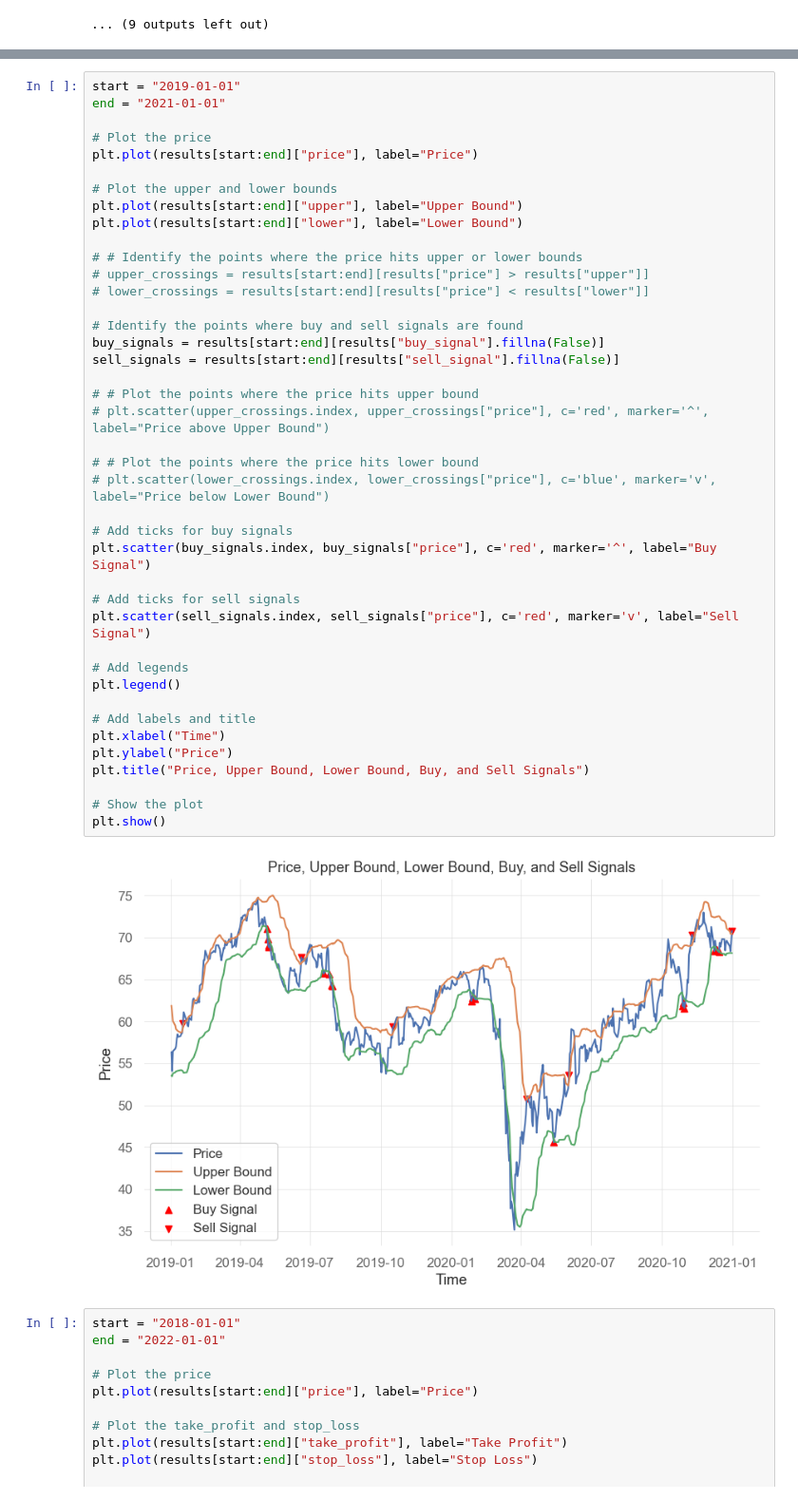
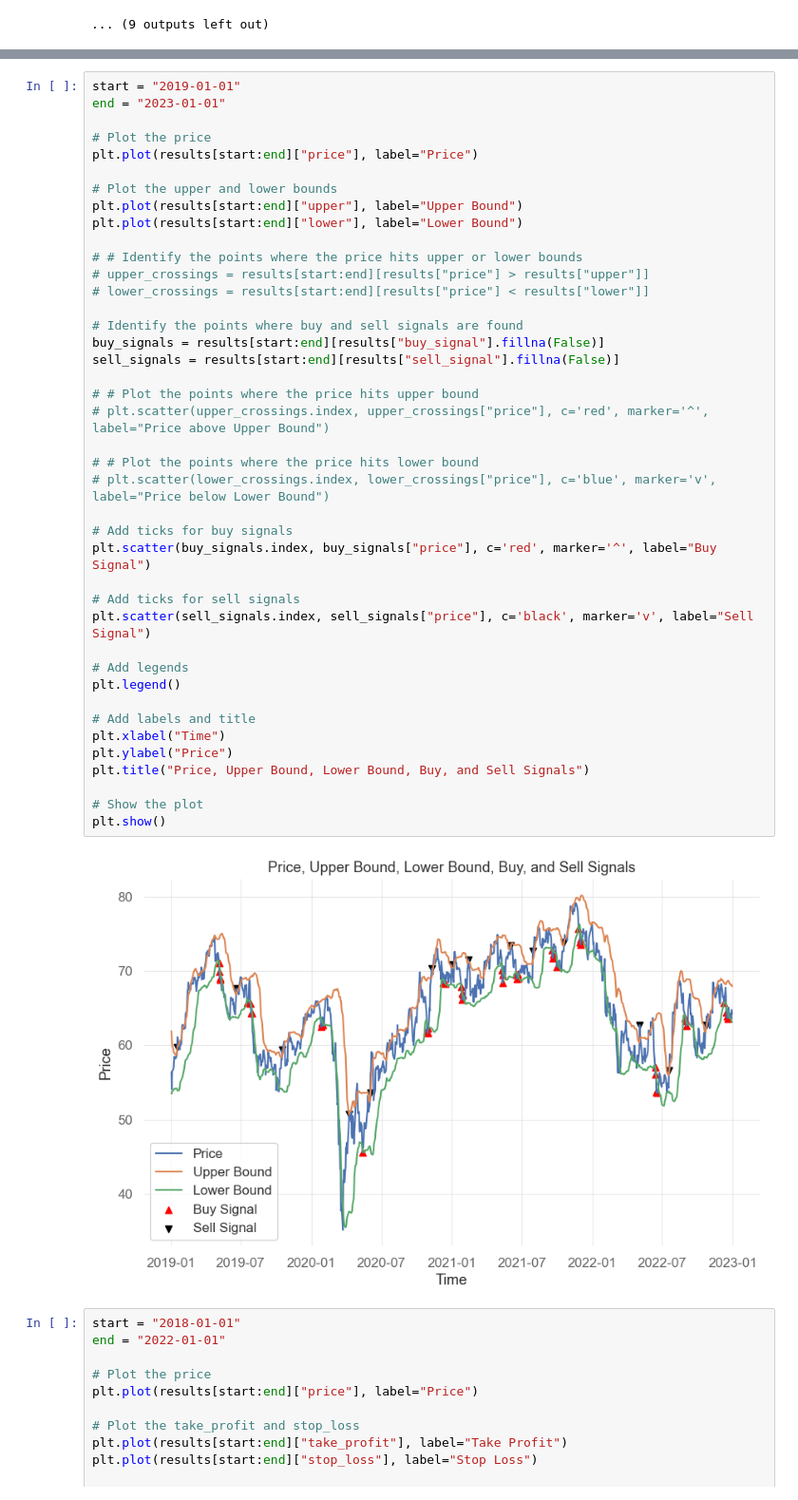
Before and after one commit to mhmunem/mean-reversion-backtests, a Jupyter notebook: notebooks/e_backtests.ipynb, the cells around one changed output, grey strips where cells are left out. Shown at 95% size. Drawn from its saved outputs; the diff is of its cells as text.

```diff
--- a/notebooks/e_backtests.ipynb
+++ b/notebooks/e_backtests.ipynb
@@ -258,6 +260,6 @@ Name: max_leverage, Length: 1259, dtype: float64>
 # %%
 start = "2019-01-01"
-end = "2021-01-01"
+end = "2023-01-01"
 
 # Plot the price
 plt.plot(results[start:end]["price"], label="Price")
@@ -269,35 +271,35 @@ plt.plot(results[start:end]["lower"], label="Lower Bound")
 # # Identify the points where the price hits upper or lower bounds
 # upper_crossings = results[start:end][results["price"] > results["upper"]]
 # lower_crossings = results[start:end][results["price"] < results["lower"]]
 
 # Identify the points where buy and sell signals are found
 buy_signals = results[start:end][results["buy_signal"].fillna(False)]
 sell_signals = results[start:end][results["sell_signal"].fillna(False)]
 
 # # Plot the points where the price hits upper bound
 # plt.scatter(upper_crossings.index, upper_crossings["price"], c='red', marker='^', label="Price above Upper Bound")
 
 # # Plot the points where the price hits lower bound
 # plt.scatter(lower_crossings.index, lower_crossings["price"], c='blue', marker='v', label="Price below Lower Bound")
 
 # Add ticks for buy signals
 plt.scatter(buy_signals.index, buy_signals["price"], c='red', marker='^', label="Buy Signal")
 
 # Add ticks for sell signals
-plt.scatter(sell_signals.index, sell_signals["price"], c='red', marker='v', label="Sell Signal")
+plt.scatter(sell_signals.index, sell_signals["price"], c='black', marker='v', label="Sell Signal")
 
 # Add legends
 plt.legend()
 
 # Add labels and title
 plt.xlabel("Time")
 plt.ylabel("Price")
 plt.title("Price, Upper Bound, Lower Bound, Buy, and Sell Signals")
 
 # Show the plot
 plt.show()
 # %% [output]
-[figure, old version]
+[figure, new version]
 # %%
 start = "2018-01-01"
 end = "2022-01-01"
```
Also changed, not shown: parts of 2 cells of this notebook, 4 other files.
